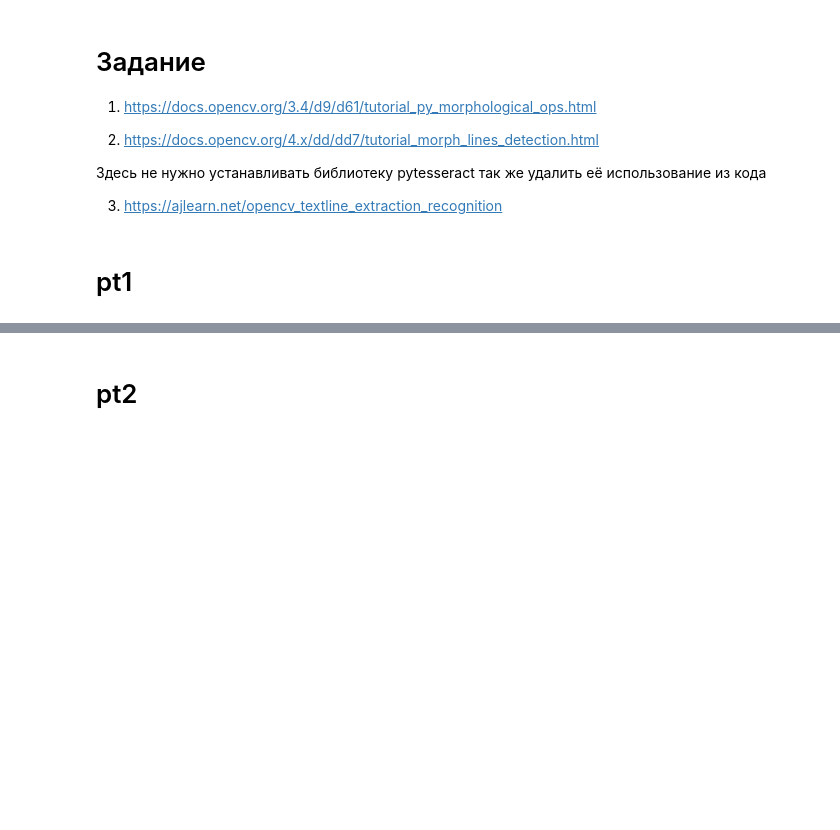
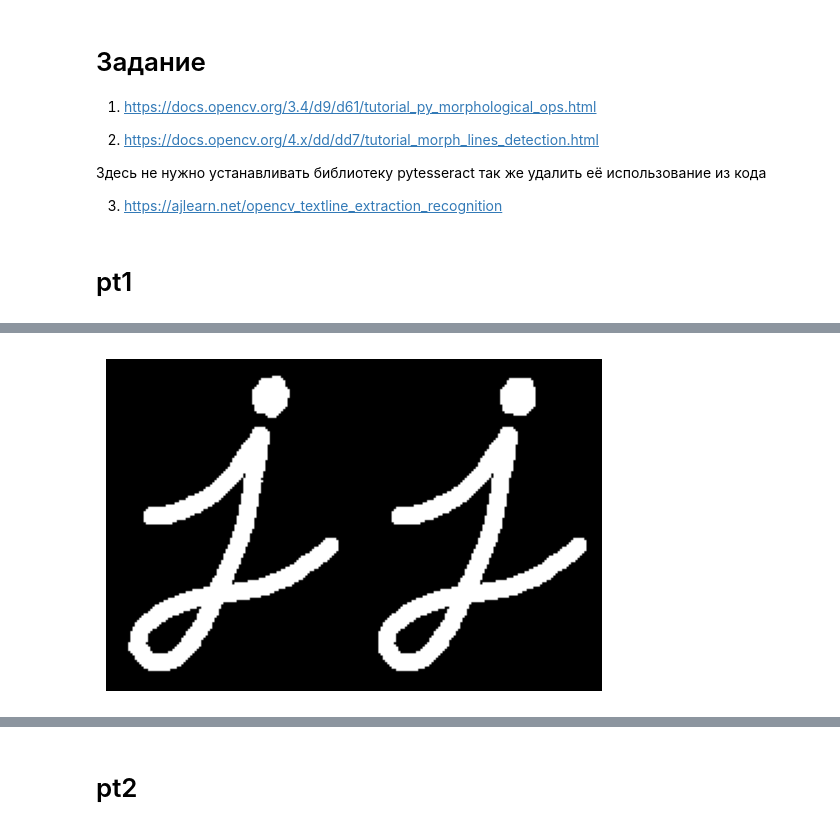
Before and after one commit to goldenchest19/labs, a Jupyter notebook: lab5.ipynb, the cells around one changed output, grey strips where cells are left out. Cells and saved outputs as stored; diff of their text form; code cells hidden in the pictures; blank space fills up the shorter version.

```diff
--- a/lab5.ipynb
+++ b/lab5.ipynb
@@ -46,10 +63,12 @@ cv.destroyAllWindows()
 # %%
 opening = cv.morphologyEx(img, cv.MORPH_OPEN, kernel)
 combined_image = np.hstack((img, opening))
-cv.imshow('img', combined_image)
 
-cv.waitKey()
-cv.destroyAllWindows()
+plt.imshow(combined_image, cmap='gray')
+plt.axis('off')
+plt.show()
+# %% [output]
+[figure, added]
 # %%
 img3 = cv.imread('resources/lab5/img3.png', cv.IMREAD_GRAYSCALE)
 assert img is not None, "file could not be read, check with os.path.exists()"
```
Also changed, not shown: parts of 16 cells of this notebook, 3 other files.
